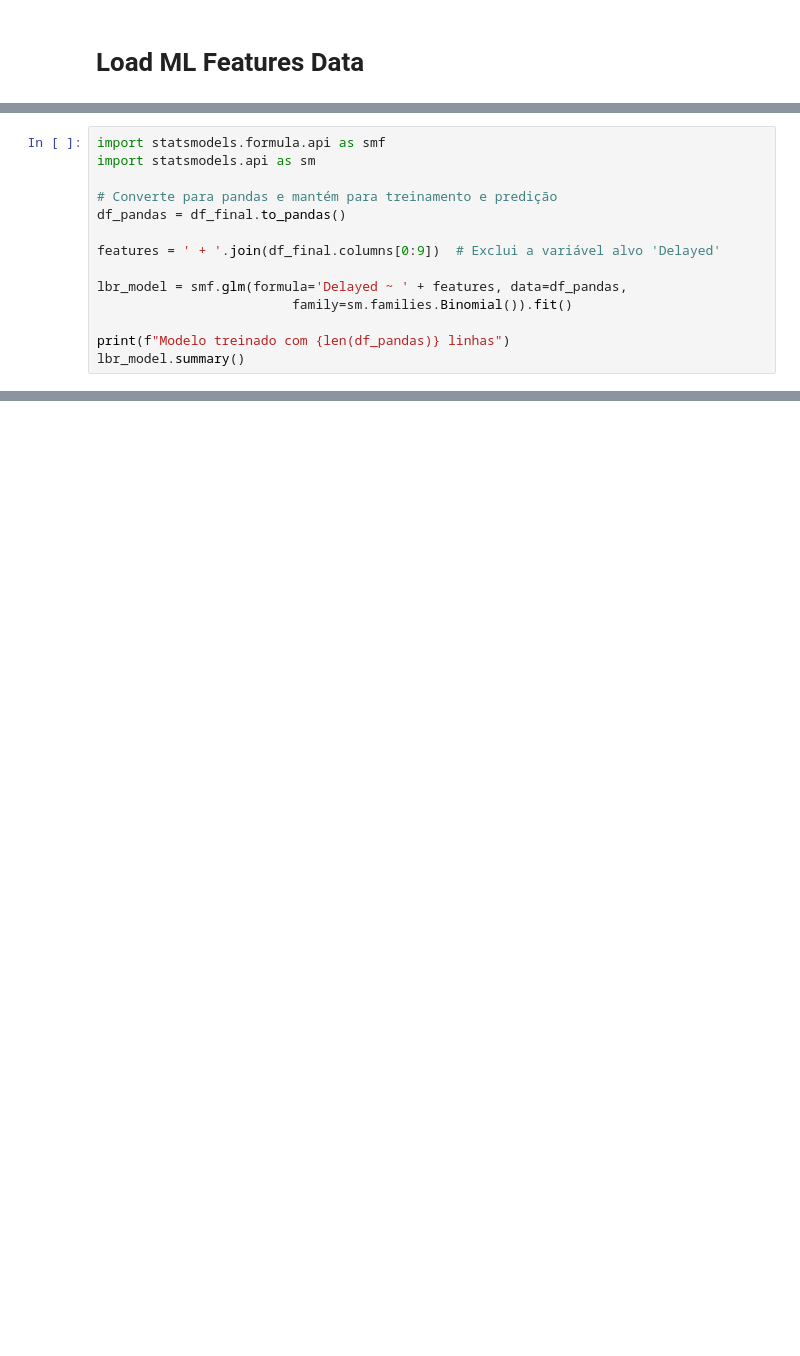
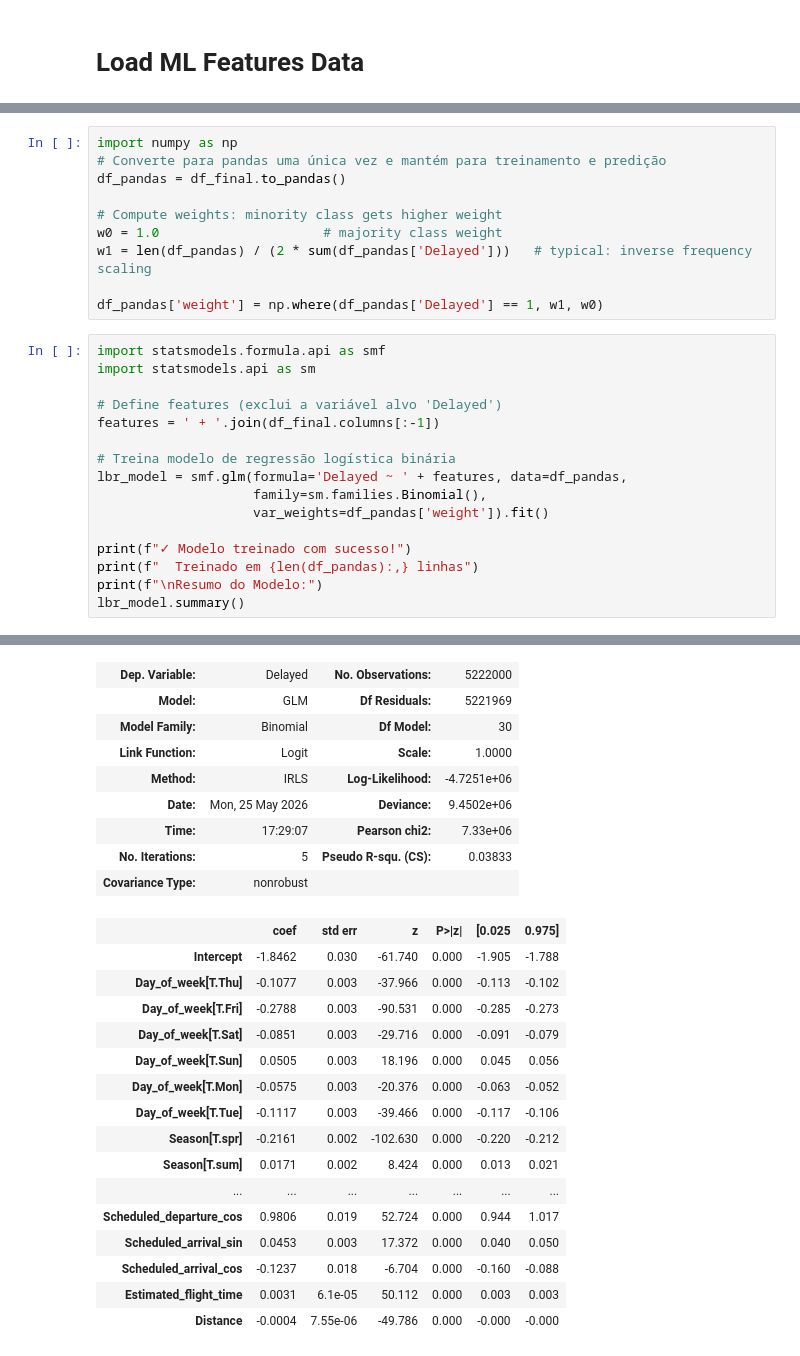
Before and after one commit to rics81/FIAP-8MLET-TechChallenge-III, a Jupyter notebook: tc3_lbr.ipynb, the cells around one changed output, grey strips where cells are left out. Saved outputs shown, nothing was run; the diff lists cells and outputs as text; blank space fills up the shorter version.

```diff
--- a/tc3_lbr.ipynb
+++ b/tc3_lbr.ipynb
@@ -3,14 +55,27 @@
+# %%
+import numpy as np
+# Converte para pandas uma única vez e mantém para treinamento e predição
+df_pandas = df_final.to_pandas()
+
+# Compute weights: minority class gets higher weight
+w0 = 1.0                     # majority class weight
+w1 = len(df_pandas) / (2 * sum(df_pandas['Delayed']))   # typical: inverse frequency scaling
+
+df_pandas['weight'] = np.where(df_pandas['Delayed'] == 1, w1, w0)
 # %%
 import statsmodels.formula.api as smf
 import statsmodels.api as sm
 
-# Converte para pandas e mantém para treinamento e predição
-df_pandas = df_final.to_pandas()
+# Define features (exclui a variável alvo 'Delayed')
+features = ' + '.join(df_final.columns[:-1])
 
-features = ' + '.join(df_final.columns[0:9])  # Exclui a variável alvo 'Delayed'
+# Treina modelo de regressão logística binária
+lbr_model = smf.glm(formula='Delayed ~ ' + features, data=df_pandas,
+                    family=sm.families.Binomial(),
+                    var_weights=df_pandas['weight']).fit()
 
-lbr_model = smf.glm(formula='Delayed ~ ' + features, data=df_pandas,
-                         family=sm.families.Binomial()).fit()
-
-print(f"Modelo treinado com {len(df_pandas)} linhas")
+print(f"✓ Modelo treinado com sucesso!")
+print(f"  Treinado em {len(df_pandas):,} linhas")
+print(f"\nResumo do Modelo:")
 lbr_model.summary()
+# %% [output]
@@ -16,0 +87,25 @@ lbr_model.summary()
+| Dep. Variable: | Delayed | No. Observations: | 5222000 |
+| Model: | GLM | Df Residuals: | 5221969 |
+| Model Family: | Binomial | Df Model: | 30 |
+| Link Function: | Logit | Scale: | 1.0000 |
+| Method: | IRLS | Log-Likelihood: | -4.7251e+06 |
+| Date: | Mon, 25 May 2026 | Deviance: | 9.4502e+06 |
+| Time: | 17:29:07 | Pearson chi2: | 7.33e+06 |
+| No. Iterations: | 5 | Pseudo R-squ. (CS): | 0.03833 |
+| Covariance Type: | nonrobust |  |  |
+|  | coef | std err | z | P>|z| | [0.025 | 0.975] |
+| Intercept | -1.8462 | 0.030 | -61.740 | 0.000 | -1.905 | -1.788 |
+| Day_of_week[T.Thu] | -0.1077 | 0.003 | -37.966 | 0.000 | -0.113 | -0.102 |
+| Day_of_week[T.Fri] | -0.2788 | 0.003 | -90.531 | 0.000 | -0.285 | -0.273 |
+| Day_of_week[T.Sat] | -0.0851 | 0.003 | -29.716 | 0.000 | -0.091 | -0.079 |
+| Day_of_week[T.Sun] | 0.0505 | 0.003 | 18.196 | 0.000 | 0.045 | 0.056 |
+| Day_of_week[T.Mon] | -0.0575 | 0.003 | -20.376 | 0.000 | -0.063 | -0.052 |
+| Day_of_week[T.Tue] | -0.1117 | 0.003 | -39.466 | 0.000 | -0.117 | -0.106 |
+| Season[T.spr] | -0.2161 | 0.002 | -102.630 | 0.000 | -0.220 | -0.212 |
+| Season[T.sum] | 0.0171 | 0.002 | 8.424 | 0.000 | 0.013 | 0.021 |
+| ... | ... | ... | ... | ... | ... | ... |
+| Scheduled_departure_cos | 0.9806 | 0.019 | 52.724 | 0.000 | 0.944 | 1.017 |
+| Scheduled_arrival_sin | 0.0453 | 0.003 | 17.372 | 0.000 | 0.040 | 0.050 |
+| Scheduled_arrival_cos | -0.1237 | 0.018 | -6.704 | 0.000 | -0.160 | -0.088 |
+| Estimated_flight_time | 0.0031 | 6.1e-05 | 50.112 | 0.000 | 0.003 | 0.003 |
+| Distance | -0.0004 | 7.55e-06 | -49.786 | 0.000 | -0.000 | -0.000 |
```
Also changed, not shown: parts of 8 cells of this notebook, 2 other files.
